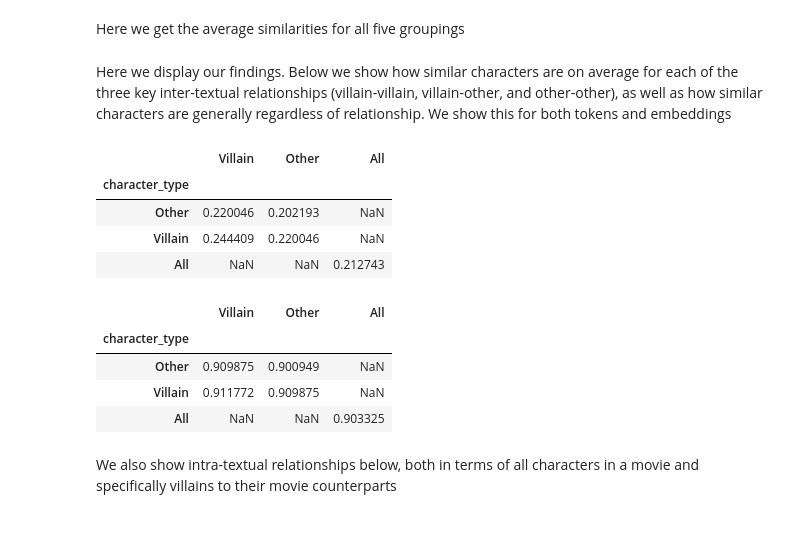
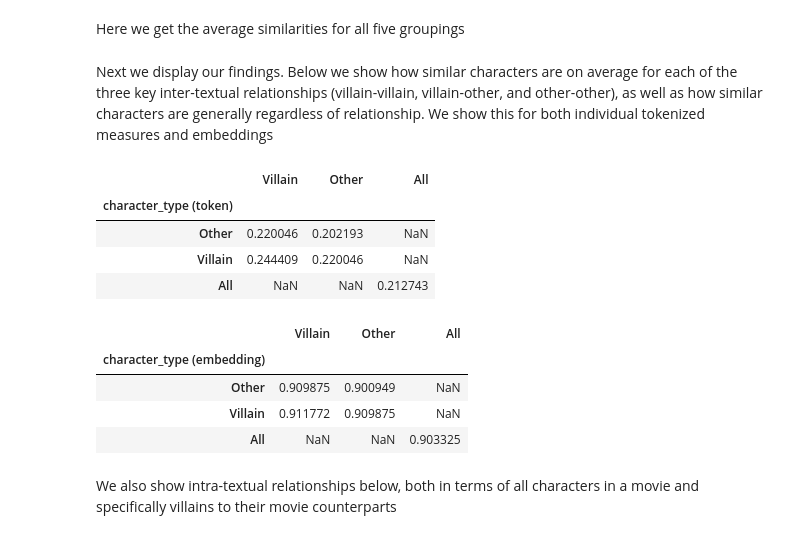
Before and after one commit to AsherML/info-2950, a Jupyter notebook: phase4.ipynb, the cells around one changed output. Cells and saved outputs as stored; diff of their text form; code cells hidden in the pictures.

```diff
--- a/phase4.ipynb
+++ b/phase4.ipynb
@@ -300,22 +301,22 @@ inter_villain_villain_embedding=np.mean(embedding_villain_villain_similarities)
 inter_all_characters=np.mean(cos)
 inter_all_embeddings=np.mean(cos_embeddings)
 # %% [markdown]
-Here we display our findings. Below we show how similar characters are on average for each of the three key inter-textual relationships (villain-villain, villain-other, and other-other), as well as how similar characters are generally regardless of relationship. We show this for both tokens and embeddings
+Next we display our findings. Below we show how similar characters are on average for each of the three key inter-textual relationships (villain-villain, villain-other, and other-other), as well as how similar characters are generally regardless of relationship. We show this for both individual tokenized measures and embeddings
 # %%
-inter_token_df=pd.DataFrame({"Villain": [inter_villain_other, inter_villain_villain, np.nan], "Other": [inter_other_other, inter_villain_other, np.nan], "All": [np.nan, np.nan, inter_all_characters], "character_type": ['Other', 'Villain', "All"]})
-inter_token_df.set_index("character_type")
+inter_token_df=pd.DataFrame({"Villain": [inter_villain_other, inter_villain_villain, np.nan], "Other": [inter_other_other, inter_villain_other, np.nan], "All": [np.nan, np.nan, inter_all_characters], "character_type (token)": ['Other', 'Villain', "All"]})
+inter_token_df.set_index("character_type (token)")
 # %% [output]
 |  | Villain | Other | All |
-| character_type |  |  |  |
+| character_type (token) |  |  |  |
 | Other | 0.220046 | 0.202193 | NaN |
 | Villain | 0.244409 | 0.220046 | NaN |
 | All | NaN | NaN | 0.212743 |
 # %%
-inter_embedding_df=pd.DataFrame({"Villain": [inter_villain_other_embedding, inter_villain_villain_embedding, np.nan], "Other": [inter_other_other_embedding, inter_villain_other_embedding, np.nan], "All": [np.nan, np.nan, inter_all_embeddings], "character_type": ['Other', 'Villain', "All"]})
-inter_embedding_df.set_index("character_type")
+inter_embedding_df=pd.DataFrame({"Villain": [inter_villain_other_embedding, inter_villain_villain_embedding, np.nan], "Other": [inter_other_other_embedding, inter_villain_other_embedding, np.nan], "All": [np.nan, np.nan, inter_all_embeddings], "character_type (embedding)": ['Other', 'Villain', "All"]})
+inter_embedding_df.set_index("character_type (embedding)")
 # %% [output]
 |  | Villain | Other | All |
-| character_type |  |  |  |
+| character_type (embedding) |  |  |  |
 | Other | 0.909875 | 0.900949 | NaN |
 | Villain | 0.911772 | 0.909875 | NaN |
 | All | NaN | NaN | 0.903325 |
```
Also changed, not shown: parts of 32 cells of this notebook.
